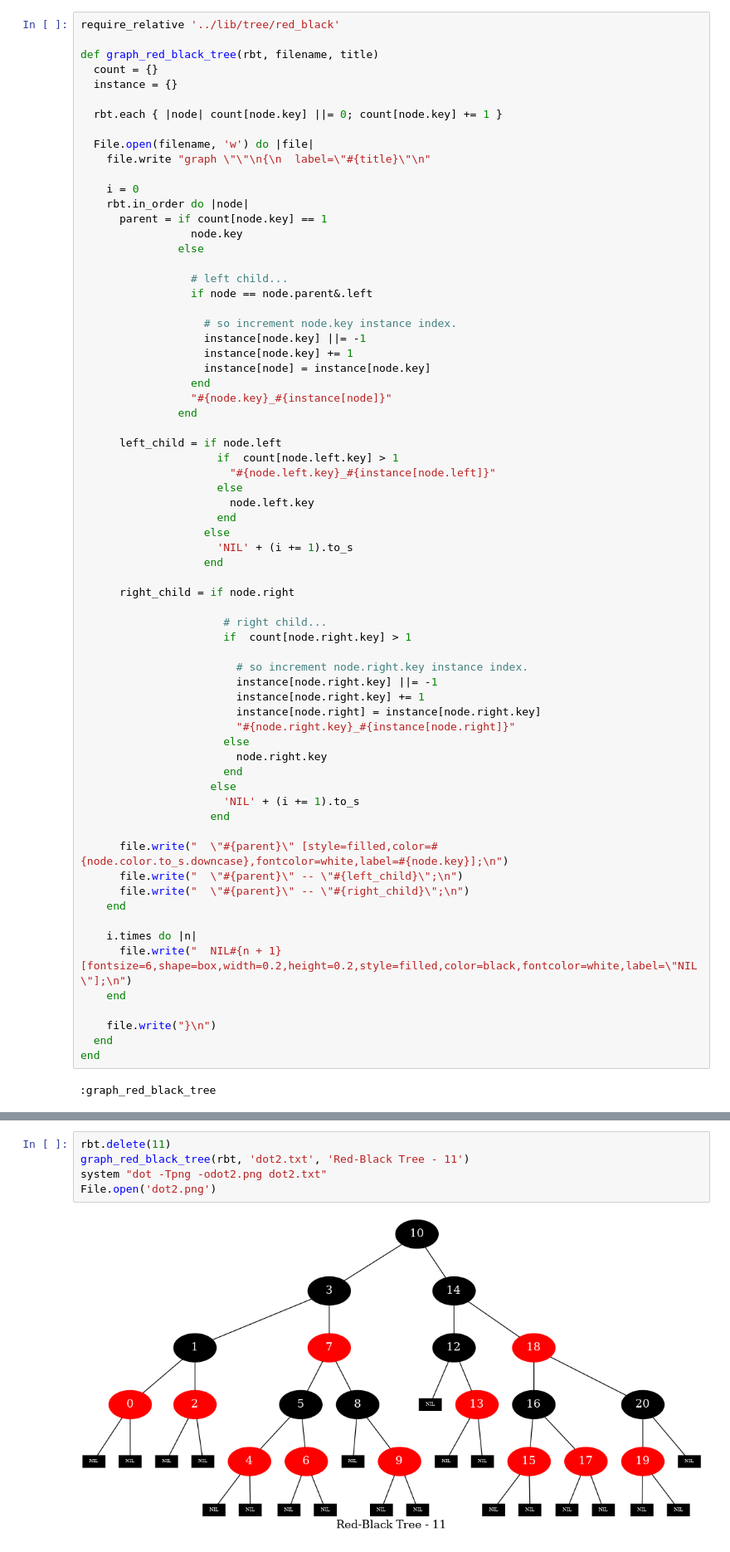
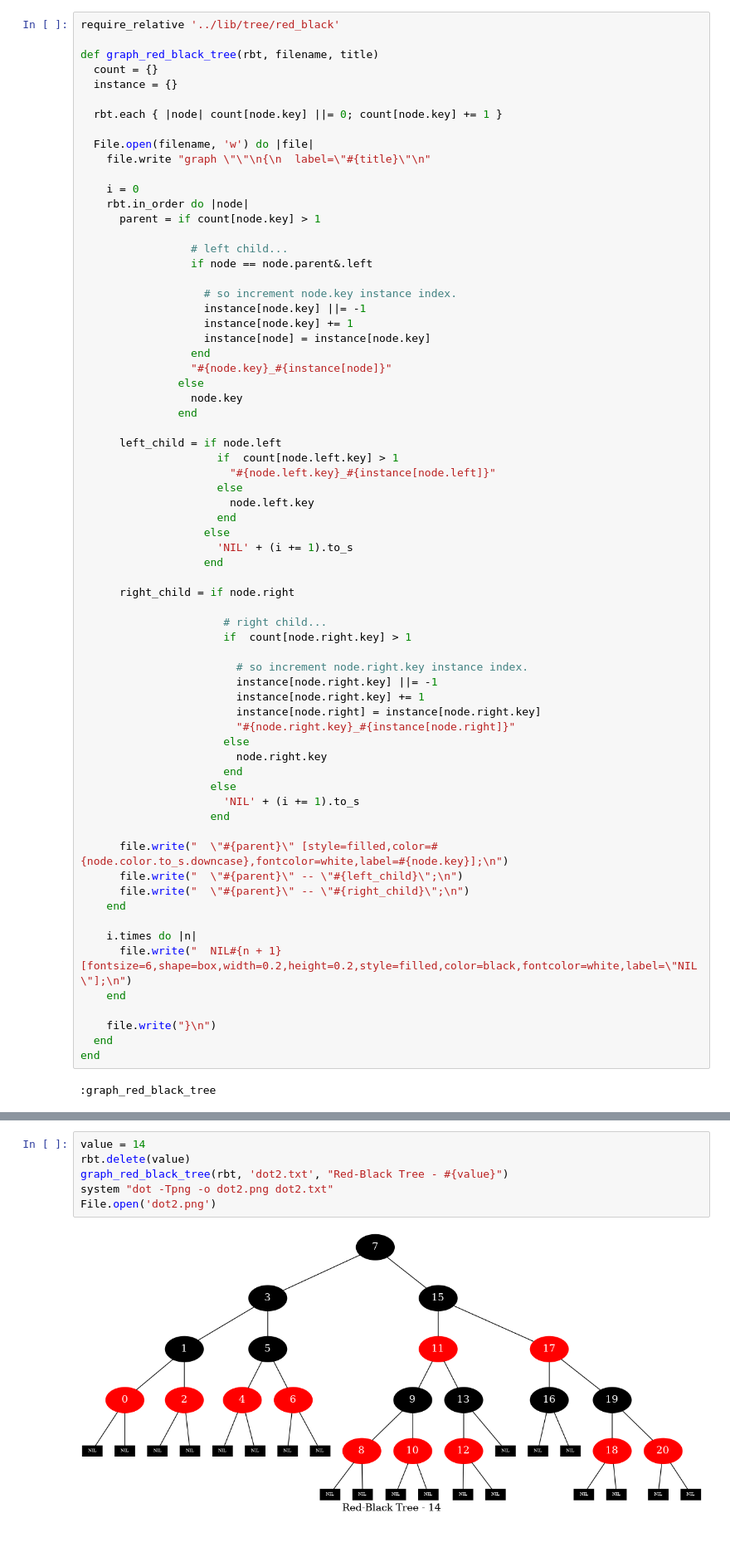
Before and after one commit to slewsys/tree-red_black, a Jupyter notebook: contrib/Graph Red-Black Tree.ipynb, the cells around one changed output, grey strips where cells are left out. Shown at 83% size. Saved outputs shown, nothing was run; the diff lists cells and outputs as text.

Commit message:
Update Jupyter notebook 'Graph Red-Black Tree'.

```diff
--- a/contrib/Graph Red-Black Tree.ipynb
+++ b/contrib/Graph Red-Black Tree.ipynb
@@ -12,9 +12,7 @@ def graph_red_black_tree(rbt, filename, title)
 
     i = 0
     rbt.in_order do |node|
-      parent = if count[node.key] == 1
-                 node.key
-               else
+      parent = if count[node.key] > 1
 
                  # left child...
                  if node == node.parent&.left
@@ -25,6 +23,8 @@ def graph_red_black_tree(rbt, filename, title)
                    instance[node] = instance[node.key]
                  end
                  "#{node.key}_#{instance[node]}"
+               else
+                 node.key
                end
 
       left_child = if node.left
@@ -80,7 +80,8 @@ File.open('dot.png')
 # %%
-rbt.delete(11)
-graph_red_black_tree(rbt, 'dot2.txt', 'Red-Black Tree - 11')
-system "dot -Tpng -odot2.png dot2.txt"
+value = 14
+rbt.delete(value)
+graph_red_black_tree(rbt, 'dot2.txt', "Red-Black Tree - #{value}")
+system "dot -Tpng -o dot2.png dot2.txt"
 File.open('dot2.png')
 # %% [output]
-[figure, old version]
+[figure, new version]
```
Also changed, not shown: parts of 2 cells of this notebook, 2 other files.
